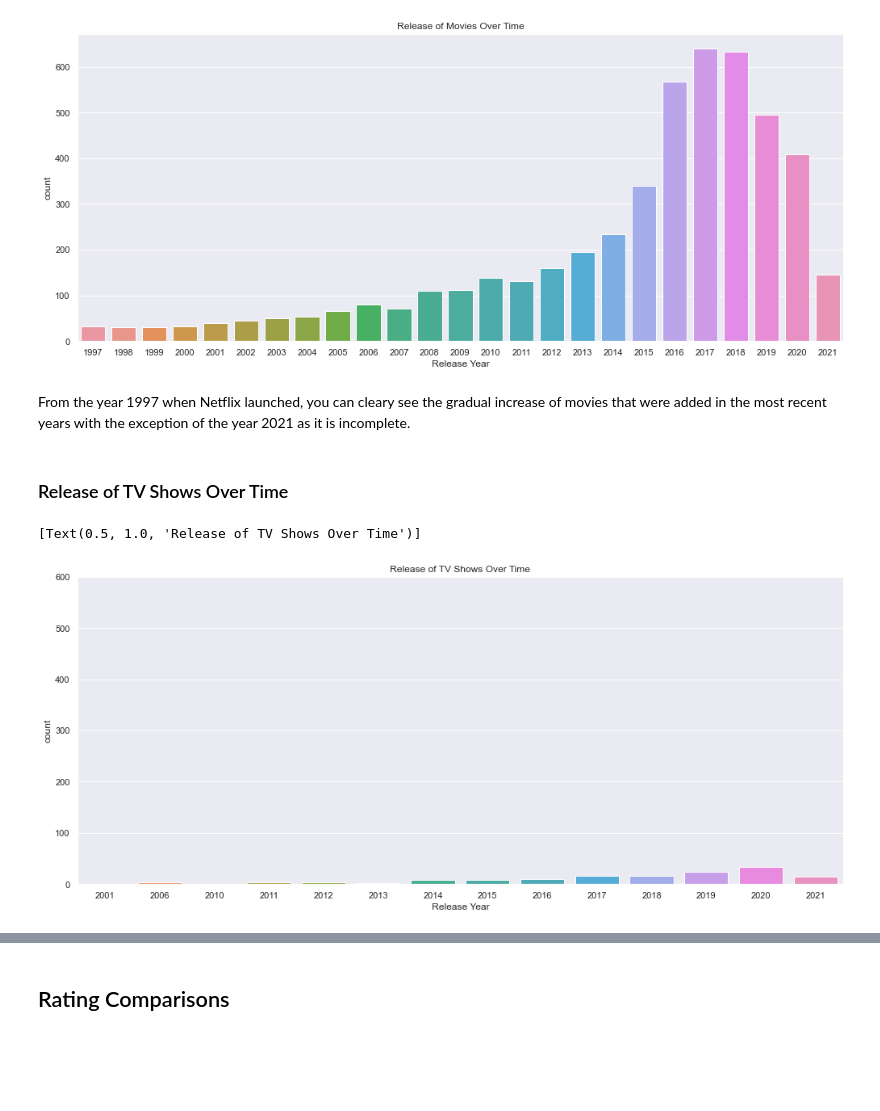
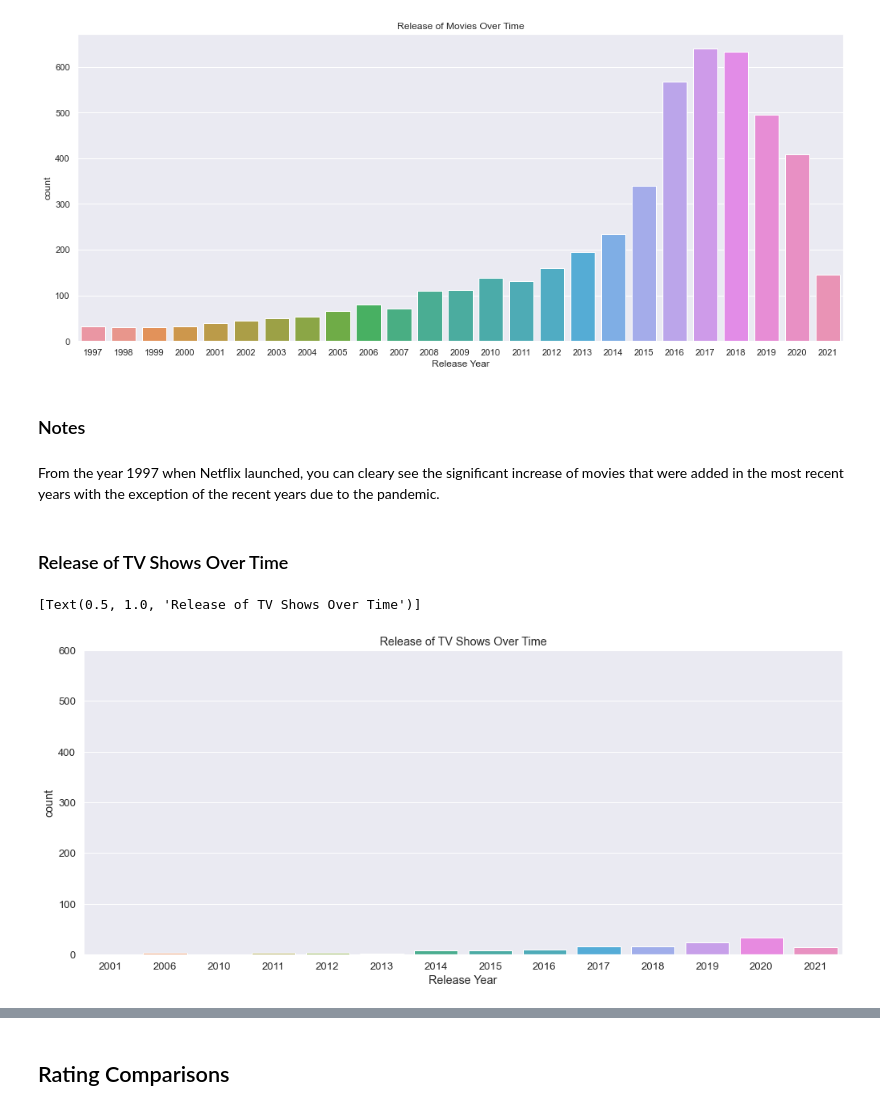
Before and after one commit to data301-2021-winter1/project-group34-project, a Jupyter notebook: notebooks/analysis2.ipynb, the cells around one changed output, grey strips where cells are left out. Drawn from its saved outputs; the diff is of its cells as text; code cells hidden in the pictures; blank space fills up the shorter version.

```diff
--- a/notebooks/analysis2.ipynb
+++ b/notebooks/analysis2.ipynb
@@ -92,22 +94,24 @@ g2.set(title = 'Release of Movies Over Time')
 # %% [output]
 [Text(0.5, 1.0, 'Release of Movies Over Time')]
 [figure]
+# %% [markdown]
+### Notes
 # %% [markdown]
-From the year 1997 when Netflix launched, you can cleary see the gradual increase of movies that were added in the most recent years with the exception of the year 2021 as it is incomplete.
+From the year 1997 when Netflix launched, you can cleary see the significant increase of movies that were added in the most recent years with the exception of the recent years due to the pandemic.
 # %% [markdown]
 ### Release of TV Shows Over Time
 # %%
 time_graph = ds_clean.loc[(ds_clean['Release Year'] >= 1997)]
 time_graph2 = time_graph.loc[(ds_clean['Type'] == 'TV Show')]
 plt.figure(figsize=(17,7))
-sns.set(font_scale = 1)
+sns.set(font_scale = 1.2)
 #y = [0, 100, 200, 300, 400, 500, 600]
 #time_graph2.set_yticks(600)
 #time_graph2.set_yticklabels(Count)
 #time_graph2.set(ylim=(0, 600))
 plt.ylim(0, 600)
 g3=sns.countplot(x='Release Year', data=time_graph2)
 g3.set(title = 'Release of TV Shows Over Time')
 # %% [output]
 [Text(0.5, 1.0, 'Release of TV Shows Over Time')]
-[figure, old version]
+[figure, new version]
```
Also changed, not shown: parts of 9 cells of this notebook.
